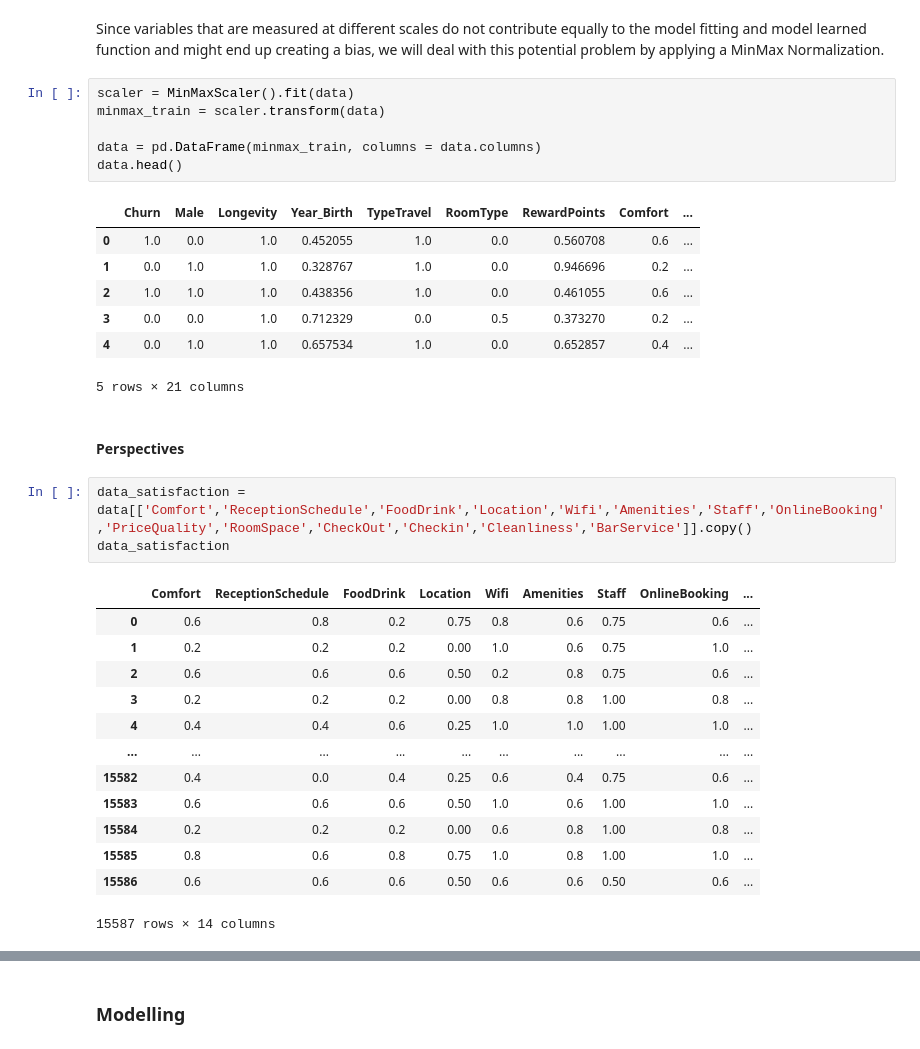
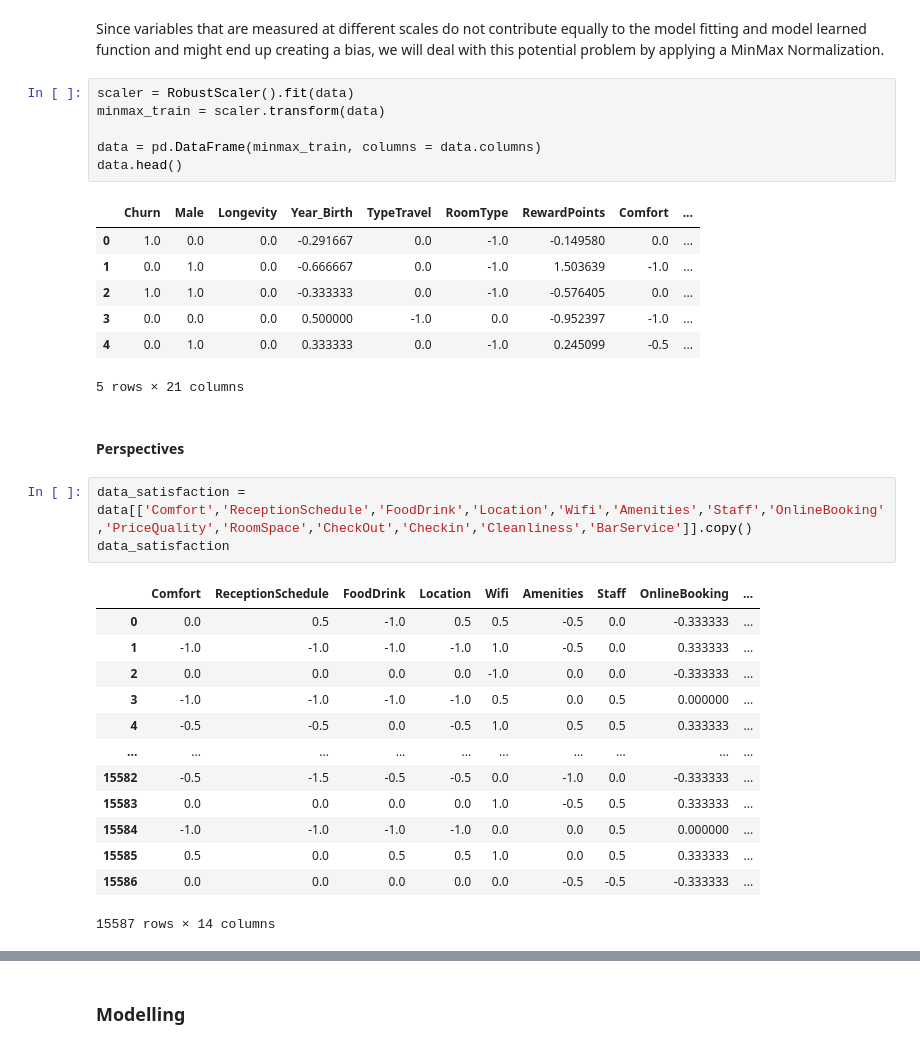
Before and after one commit to Leon209/Project_2-Unsupervised-Learning, a Jupyter notebook: Project 2.ipynb, the cells around one changed output, grey strips where cells are left out. Drawn from its saved outputs; the diff is of its cells as text.

```diff
--- a/Project 2.ipynb
+++ b/Project 2.ipynb
@@ -402,18 +402,18 @@ data.drop(columns=['Cust_ID'], inplace=True)
 # %% [markdown]
 <p>Since variables that are measured at different scales do not contribute equally to the model fitting and model learned function and might end up creating a bias, we will deal with this potential problem by applying a MinMax Normalization.</p>
 # %%
-scaler = MinMaxScaler().fit(data)
+scaler = RobustScaler().fit(data)
 minmax_train = scaler.transform(data)
 
 data = pd.DataFrame(minmax_train, columns = data.columns)
 data.head()
 # %% [output]
 |  | Churn | Male | Longevity | Year_Birth | TypeTravel | RoomType | RewardPoints | Comfort | ... |
-| 0 | 1.0 | 0.0 | 1.0 | 0.452055 | 1.0 | 0.0 | 0.560708 | 0.6 | ... |
-| 1 | 0.0 | 1.0 | 1.0 | 0.328767 | 1.0 | 0.0 | 0.946696 | 0.2 | ... |
-| 2 | 1.0 | 1.0 | 1.0 | 0.438356 | 1.0 | 0.0 | 0.461055 | 0.6 | ... |
-| 3 | 0.0 | 0.0 | 1.0 | 0.712329 | 0.0 | 0.5 | 0.373270 | 0.2 | ... |
-| 4 | 0.0 | 1.0 | 1.0 | 0.657534 | 1.0 | 0.0 | 0.652857 | 0.4 | ... |
+| 0 | 1.0 | 0.0 | 0.0 | -0.291667 | 0.0 | -1.0 | -0.149580 | 0.0 | ... |
+| 1 | 0.0 | 1.0 | 0.0 | -0.666667 | 0.0 | -1.0 | 1.503639 | -1.0 | ... |
+| 2 | 1.0 | 1.0 | 0.0 | -0.333333 | 0.0 | -1.0 | -0.576405 | 0.0 | ... |
+| 3 | 0.0 | 0.0 | 0.0 | 0.500000 | -1.0 | 0.0 | -0.952397 | -1.0 | ... |
+| 4 | 0.0 | 1.0 | 0.0 | 0.333333 | 0.0 | -1.0 | 0.245099 | -0.5 | ... |
 5 rows × 21 columns
 # %% [markdown]
 <h4> Perspectives </h4>
@@ -422,17 +422,17 @@ data_satisfaction = data[['Comfort','ReceptionSchedule','FoodDrink','Location','
 data_satisfaction
 # %% [output]
 |  | Comfort | ReceptionSchedule | FoodDrink | Location | Wifi | Amenities | Staff | OnlineBooking | ... |
-| 0 | 0.6 | 0.8 | 0.2 | 0.75 | 0.8 | 0.6 | 0.75 | 0.6 | ... |
-| 1 | 0.2 | 0.2 | 0.2 | 0.00 | 1.0 | 0.6 | 0.75 | 1.0 | ... |
-| 2 | 0.6 | 0.6 | 0.6 | 0.50 | 0.2 | 0.8 | 0.75 | 0.6 | ... |
-| 3 | 0.2 | 0.2 | 0.2 | 0.00 | 0.8 | 0.8 | 1.00 | 0.8 | ... |
-| 4 | 0.4 | 0.4 | 0.6 | 0.25 | 1.0 | 1.0 | 1.00 | 1.0 | ... |
+| 0 | 0.0 | 0.5 | -1.0 | 0.5 | 0.5 | -0.5 | 0.0 | -0.333333 | ... |
+| 1 | -1.0 | -1.0 | -1.0 | -1.0 | 1.0 | -0.5 | 0.0 | 0.333333 | ... |
+| 2 | 0.0 | 0.0 | 0.0 | 0.0 | -1.0 | 0.0 | 0.0 | -0.333333 | ... |
+| 3 | -1.0 | -1.0 | -1.0 | -1.0 | 0.5 | 0.0 | 0.5 | 0.000000 | ... |
+| 4 | -0.5 | -0.5 | 0.0 | -0.5 | 1.0 | 0.5 | 0.5 | 0.333333 | ... |
 | ... | ... | ... | ... | ... | ... | ... | ... | ... | ... |
-| 15582 | 0.4 | 0.0 | 0.4 | 0.25 | 0.6 | 0.4 | 0.75 | 0.6 | ... |
-| 15583 | 0.6 | 0.6 | 0.6 | 0.50 | 1.0 | 0.6 | 1.00 | 1.0 | ... |
-| 15584 | 0.2 | 0.2 | 0.2 | 0.00 | 0.6 | 0.8 | 1.00 | 0.8 | ... |
-| 15585 | 0.8 | 0.6 | 0.8 | 0.75 | 1.0 | 0.8 | 1.00 | 1.0 | ... |
-| 15586 | 0.6 | 0.6 | 0.6 | 0.50 | 0.6 | 0.6 | 0.50 | 0.6 | ... |
+| 15582 | -0.5 | -1.5 | -0.5 | -0.5 | 0.0 | -1.0 | 0.0 | -0.333333 | ... |
+| 15583 | 0.0 | 0.0 | 0.0 | 0.0 | 1.0 | -0.5 | 0.5 | 0.333333 | ... |
+| 15584 | -1.0 | -1.0 | -1.0 | -1.0 | 0.0 | 0.0 | 0.5 | 0.000000 | ... |
+| 15585 | 0.5 | 0.0 | 0.5 | 0.5 | 1.0 | 0.0 | 0.5 | 0.333333 | ... |
+| 15586 | 0.0 | 0.0 | 0.0 | 0.0 | 0.0 | -0.5 | -0.5 | -0.333333 | ... |
 15587 rows × 14 columns
 # %%
 data_customer = data[['Male','Longevity','Year_Birth','TypeTravel','RewardPoints', 'RoomType', 'Churn']].copy()
```
Also changed, not shown: parts of 17 cells of this notebook.
